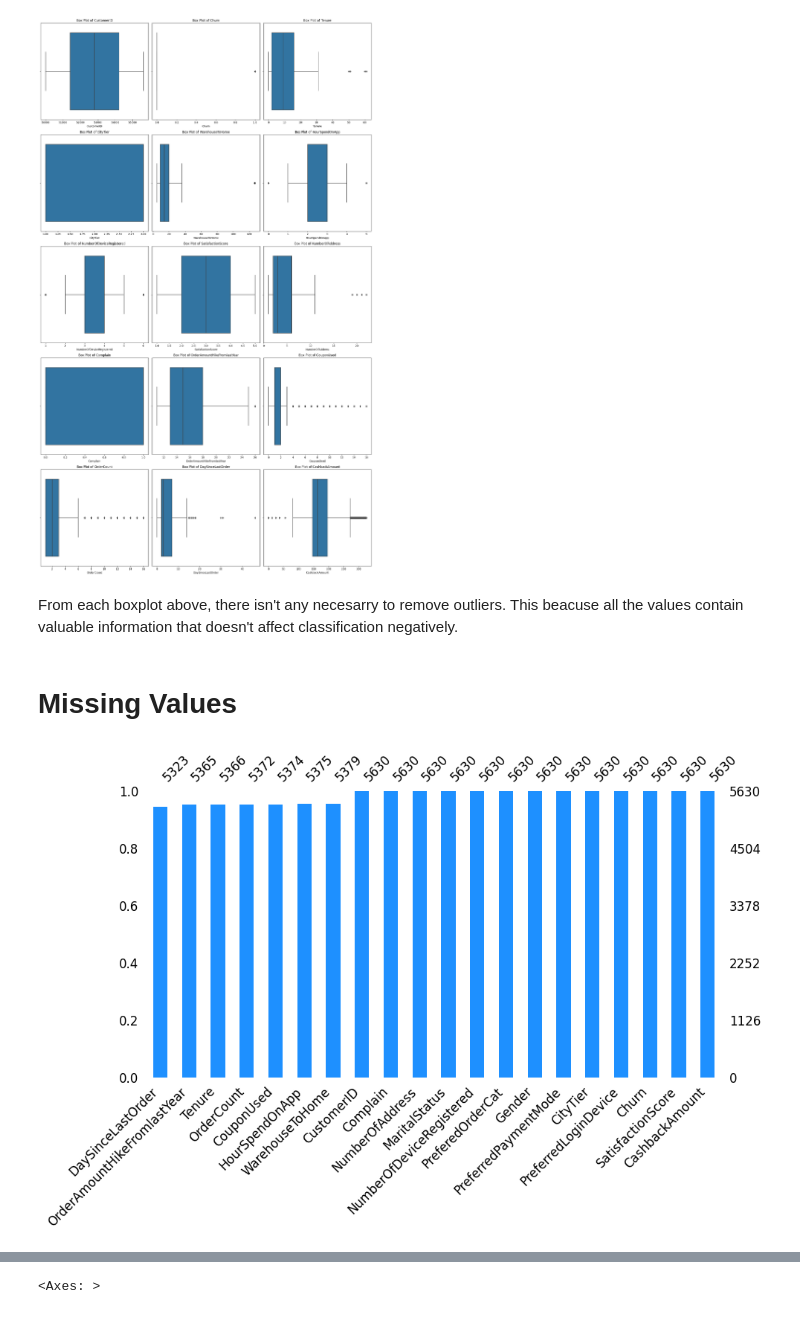
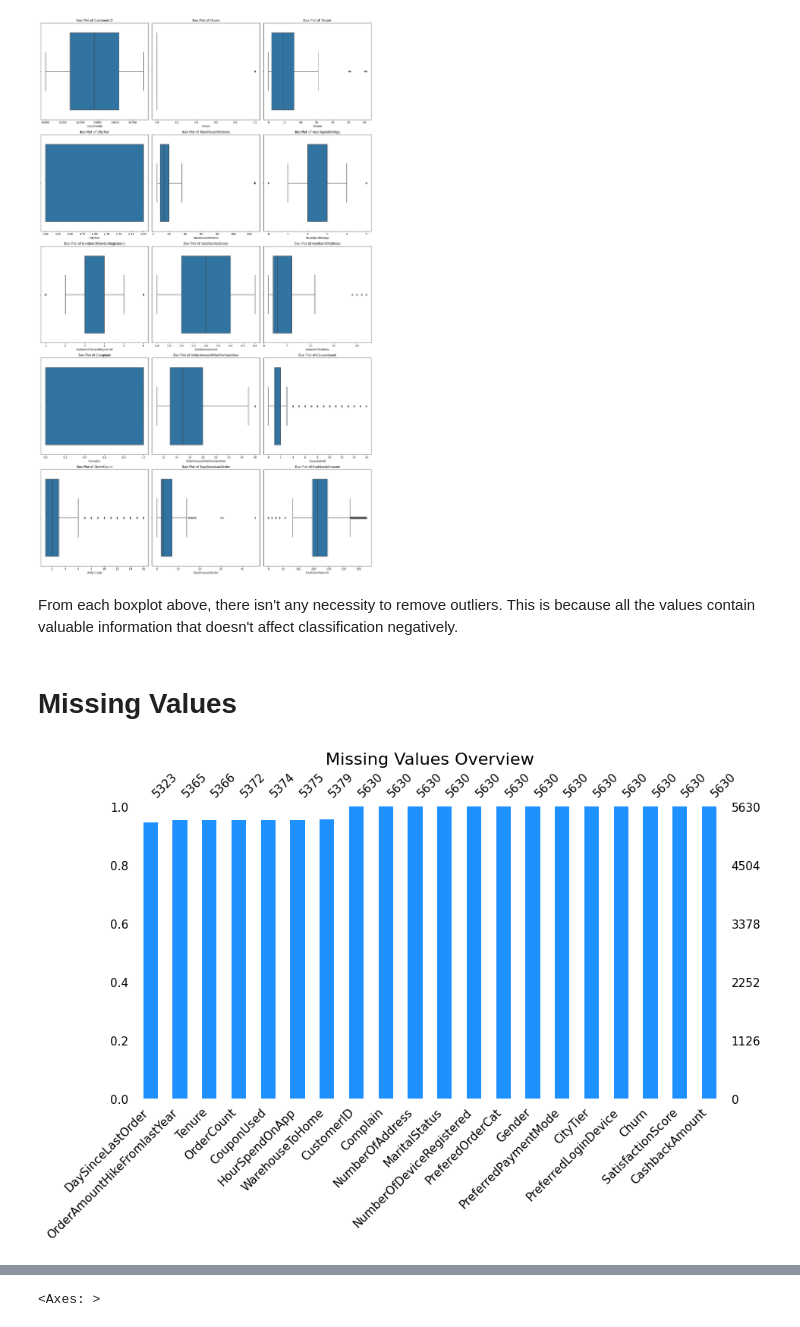
Before and after one commit to tasiamdln/E_Commerce_Churn_Analysis_ML, a Jupyter notebook: E_Commerce_Churn_Classification_and_Data_Analysis.ipynb, the cells around one changed output, grey strips where cells are left out. Saved outputs shown, nothing was run; the diff lists cells and outputs as text; code cells hidden in the pictures.

```diff
--- a/E_Commerce_Churn_Classification_and_Data_Analysis.ipynb
+++ b/E_Commerce_Churn_Classification_and_Data_Analysis.ipynb
@@ -204,10 +204,11 @@ numerical_boxplots(df)
 # %% [output]
 [figure]
 # %% [markdown]
-From each boxplot above, there isn't any necesarry to remove outliers. This beacuse all the values contain valuable information that doesn't affect classification negatively.
+From each boxplot above, there isn't any necessity to remove outliers. This is because all the values contain valuable information that doesn't affect classification negatively.
 # %% [markdown]
 # Missing Values
 # %%
-msno.bar(df,color="dodgerblue", sort="ascending", figsize=(10,5), fontsize=12);
+msno.bar(df, color="dodgerblue", sort="ascending", figsize=(10,5), fontsize=11)
+plt.title('Missing Values Overview', fontsize=16);
 # %% [output]
-[figure, old version]
+[figure, new version]
```
Also changed, not shown: parts of 6 cells of this notebook.
